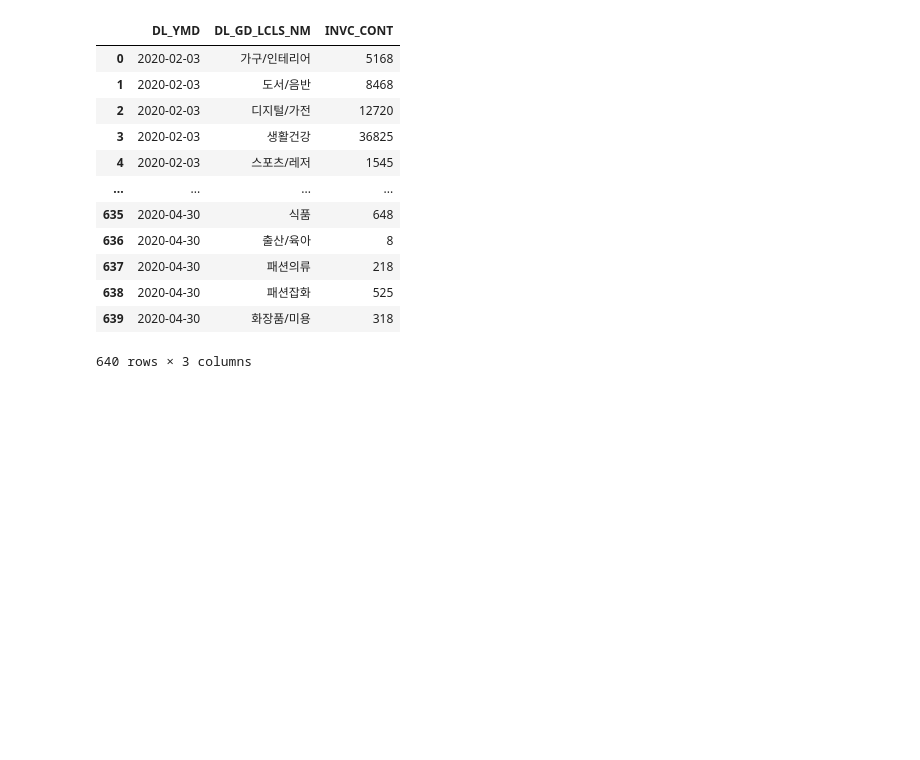
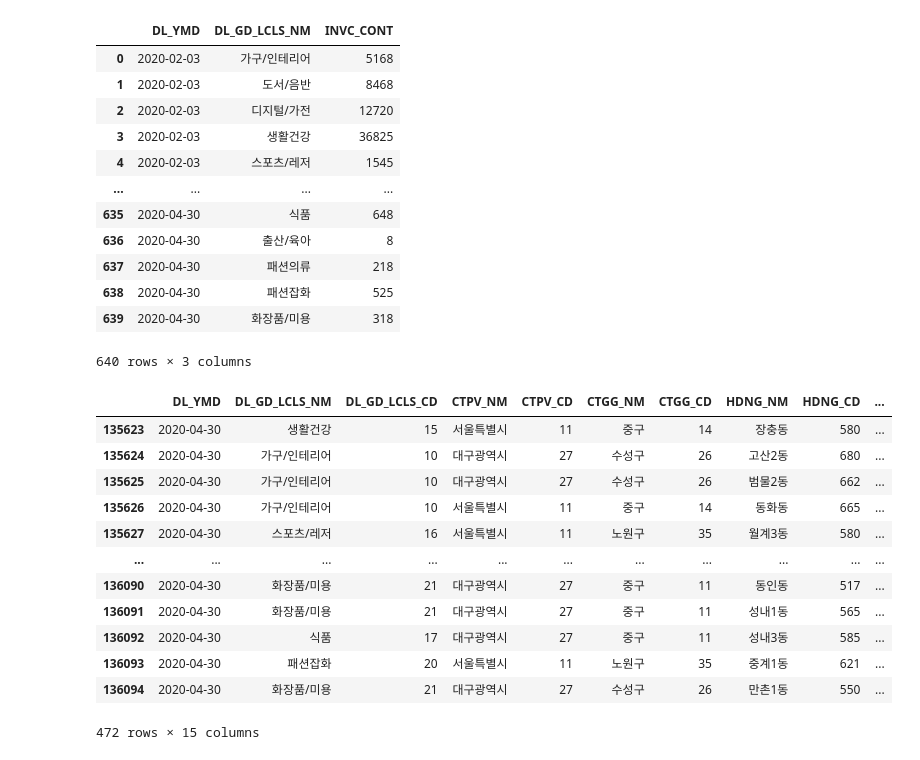
Before and after one commit to minkithub/bigcon2020, a Jupyter notebook: Jaewon/물류.ipynb, the cells around one changed output. Saved outputs shown, nothing was run; the diff lists cells and outputs as text; code cells hidden in the pictures; blank space fills up the shorter version.

```diff
--- a/Jaewon/물류.ipynb
+++ b/Jaewon/물류.ipynb
@@ -220,3 +236,19 @@ cj_deliv.loc[(cj_deliv.weekday == '평일') & (cj_deliv.year==2020) & (cj_deliv.
 | 638 | 2020-04-30 | 패션잡화 | 525 |
 | 639 | 2020-04-30 | 화장품/미용 | 318 |
 640 rows × 3 columns
+# %%
+cj_deliv.loc[cj_deliv.DL_YMD=='2020-04-30']
+# %% [output]
+|  | DL_YMD | DL_GD_LCLS_NM | DL_GD_LCLS_CD | CTPV_NM | CTPV_CD | CTGG_NM | CTGG_CD | HDNG_NM | HDNG_CD | ... |
+| 135623 | 2020-04-30 | 생활건강 | 15 | 서울특별시 | 11 | 중구 | 14 | 장충동 | 580 | ... |
+| 135624 | 2020-04-30 | 가구/인테리어 | 10 | 대구광역시 | 27 | 수성구 | 26 | 고산2동 | 680 | ... |
+| 135625 | 2020-04-30 | 가구/인테리어 | 10 | 대구광역시 | 27 | 수성구 | 26 | 범물2동 | 662 | ... |
+| 135626 | 2020-04-30 | 가구/인테리어 | 10 | 서울특별시 | 11 | 중구 | 14 | 동화동 | 665 | ... |
+| 135627 | 2020-04-30 | 스포츠/레저 | 16 | 서울특별시 | 11 | 노원구 | 35 | 월계3동 | 580 | ... |
+| ... | ... | ... | ... | ... | ... | ... | ... | ... | ... | ... |
+| 136090 | 2020-04-30 | 화장품/미용 | 21 | 대구광역시 | 27 | 중구 | 11 | 동인동 | 517 | ... |
+| 136091 | 2020-04-30 | 화장품/미용 | 21 | 대구광역시 | 27 | 중구 | 11 | 성내1동 | 565 | ... |
+| 136092 | 2020-04-30 | 식품 | 17 | 대구광역시 | 27 | 중구 | 11 | 성내3동 | 585 | ... |
+| 136093 | 2020-04-30 | 패션잡화 | 20 | 서울특별시 | 11 | 노원구 | 35 | 중계1동 | 621 | ... |
+| 136094 | 2020-04-30 | 화장품/미용 | 21 | 대구광역시 | 27 | 수성구 | 26 | 만촌1동 | 550 | ... |
+472 rows × 15 columns
```
Also changed, not shown: parts of 10 cells of this notebook, 5 other files.
